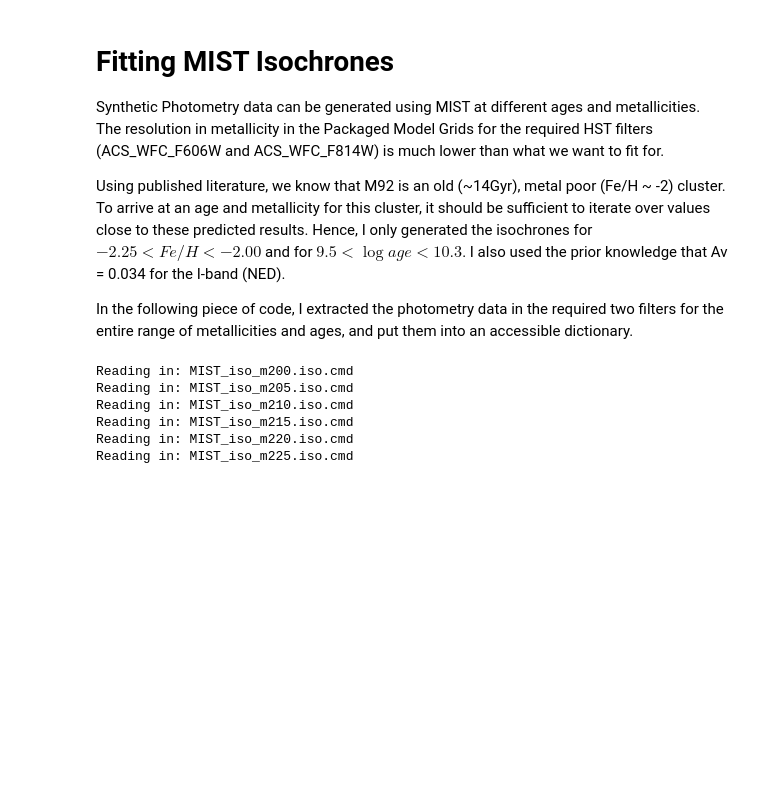
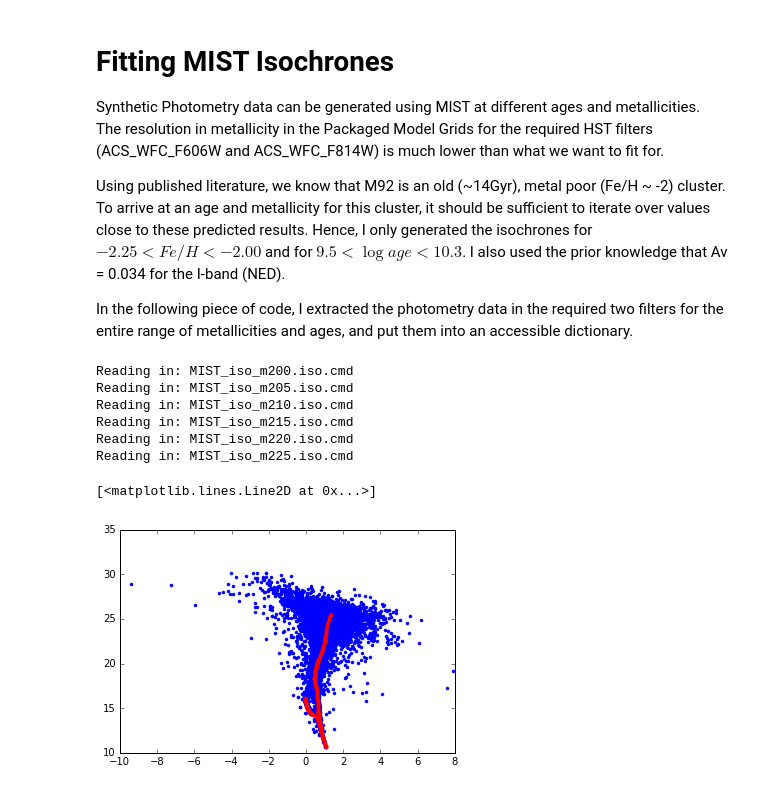
Before and after one commit to dgorthi/ay250, a Jupyter notebook: hw03/isochrone_fitting.ipynb, the cells around one changed output. Cells and saved outputs as stored; diff of their text form; code cells hidden in the pictures; blank space fills up the shorter version.

```diff
--- a/hw03/isochrone_fitting.ipynb
+++ b/hw03/isochrone_fitting.ipynb
@@ -50,4 +51,15 @@ Reading in: MIST_iso_m210.iso.cmd
 Reading in: MIST_iso_m215.iso.cmd
 Reading in: MIST_iso_m220.iso.cmd
 Reading in: MIST_iso_m225.iso.cmd
+# %%
+# For a random age, metallicity and distance plot the data and check if the extraction went as per expectation.
+
+plt.plot((data[0]-data[1]),data[1],'b.')
+# c = isochrones[2.15][10.3][0] - isochrones[2.15][10.3][1]
+# m = isochrones[2.15][10.3][1] -5 + 5*np.log10(8.2*1e3)
+plt.plot((isochrones[2.15][10.3][0] - isochrones[2.15][10.3][1]),
+         (isochrones[2.15][10.3][1] -5 + 5*np.log10(8.2*1e3)),'r.')
+# %% [output]
+[<matplotlib.lines.Line2D at 0x...>]
+[figure, added]
 # %% [markdown]
```
Also changed, not shown: parts of 15 cells of this notebook, 1 other file.
